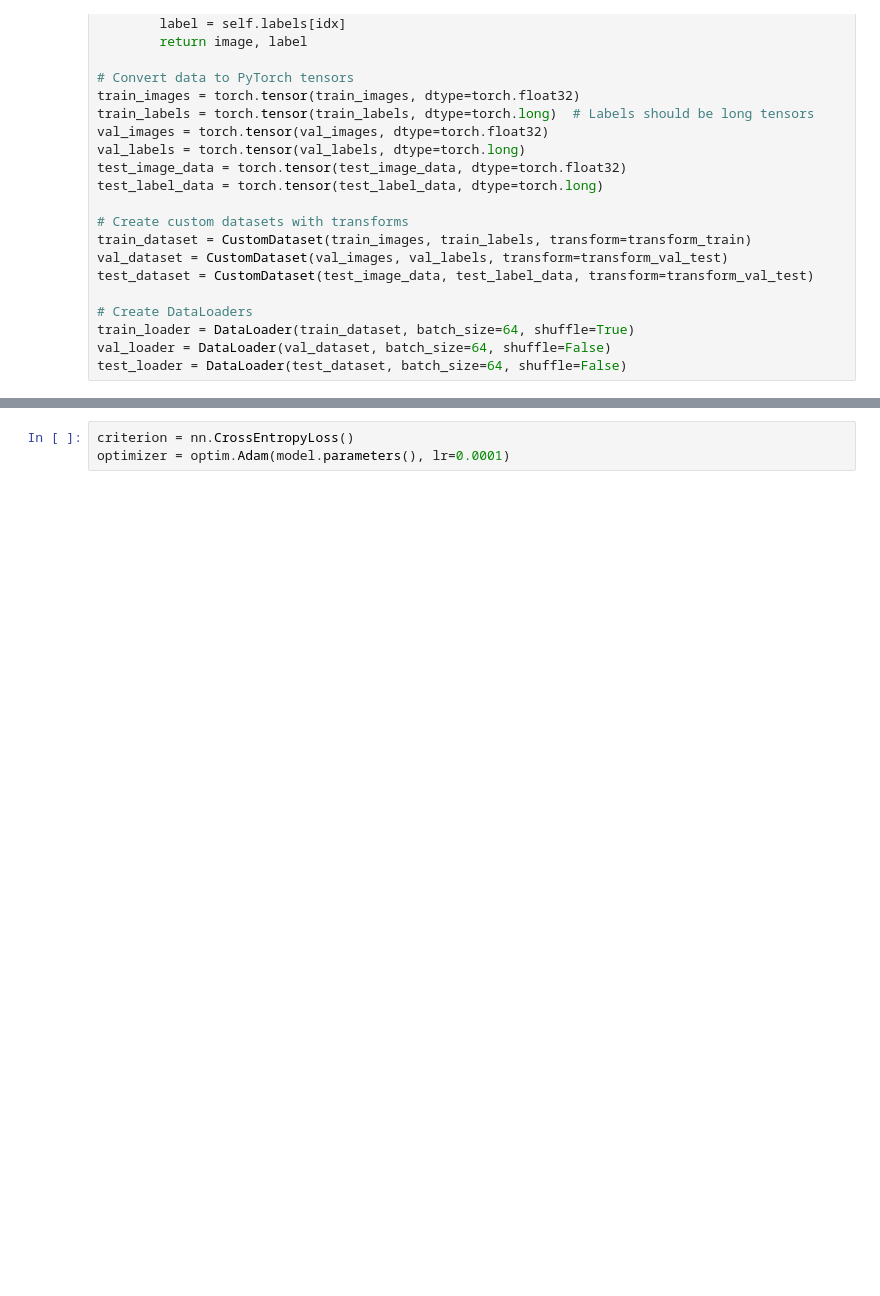
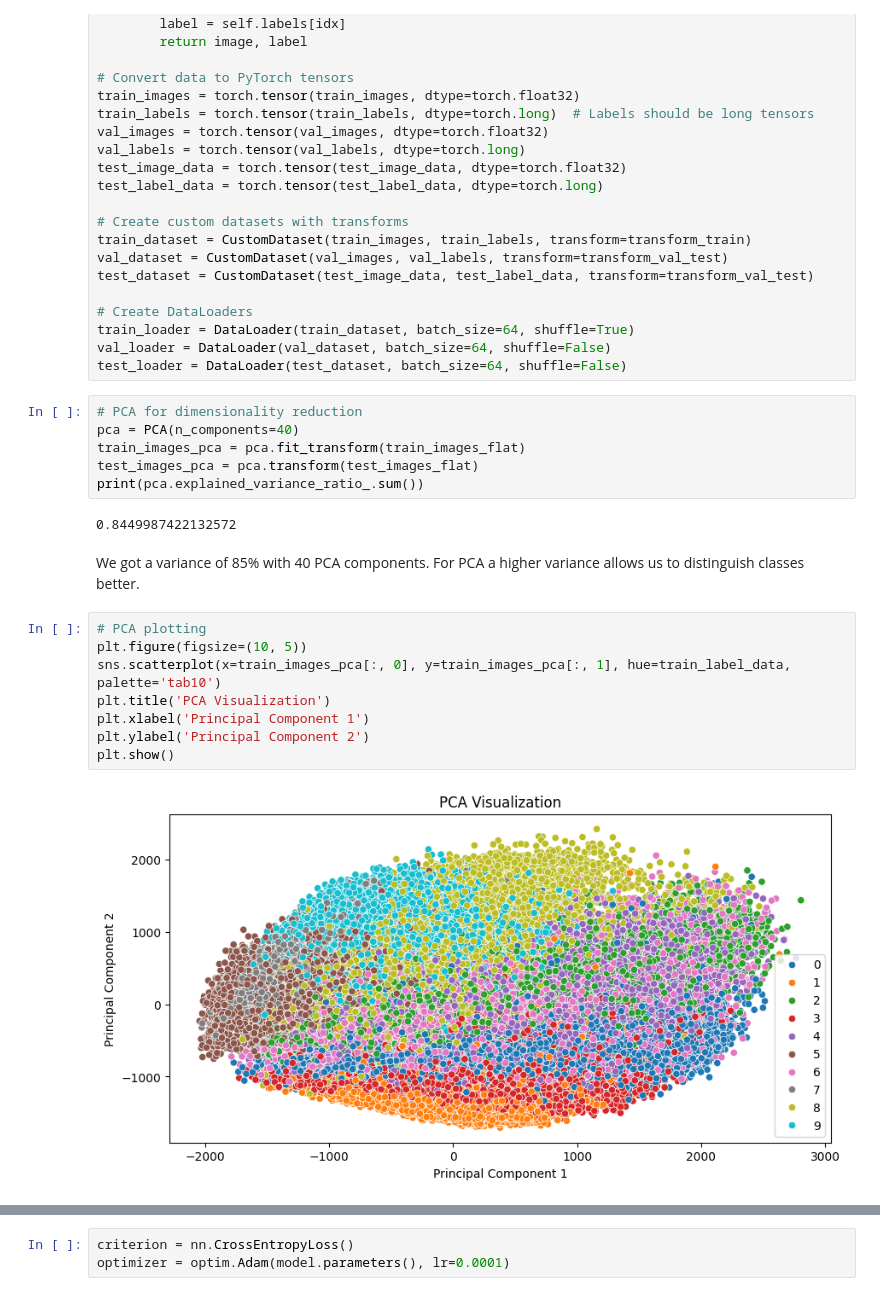
Before and after one commit to ashwin-k22/ecen758-g11, a Jupyter notebook: model_training.ipynb, the cells around one changed output, grey strips where cells are left out. Drawn from its saved outputs; the diff is of its cells as text; blank space fills up the shorter version.

```diff
--- a/model_training.ipynb
+++ b/model_training.ipynb
@@ -89,3 +160,23 @@ test_dataset = CustomDataset(test_image_data, test_label_data, transform=transfo
 train_loader = DataLoader(train_dataset, batch_size=64, shuffle=True)
 val_loader = DataLoader(val_dataset, batch_size=64, shuffle=False)
 test_loader = DataLoader(test_dataset, batch_size=64, shuffle=False)
+# %%
+# PCA for dimensionality reduction
+pca = PCA(n_components=40)
+train_images_pca = pca.fit_transform(train_images_flat)
+test_images_pca = pca.transform(test_images_flat)
+print(pca.explained_variance_ratio_.sum())
+# %% [output]
+0.8449987422132572
+# %% [markdown]
+We got a variance of 85% with 40 PCA components. For PCA a higher variance allows us to distinguish classes better.
+# %%
+# PCA plotting
+plt.figure(figsize=(10, 5))
+sns.scatterplot(x=train_images_pca[:, 0], y=train_images_pca[:, 1], hue=train_label_data, palette='tab10')
+plt.title('PCA Visualization')
+plt.xlabel('Principal Component 1')
+plt.ylabel('Principal Component 2')
+plt.show()
+# %% [output]
+[figure, added]
```
Also changed, not shown: parts of 16 cells of this notebook.
